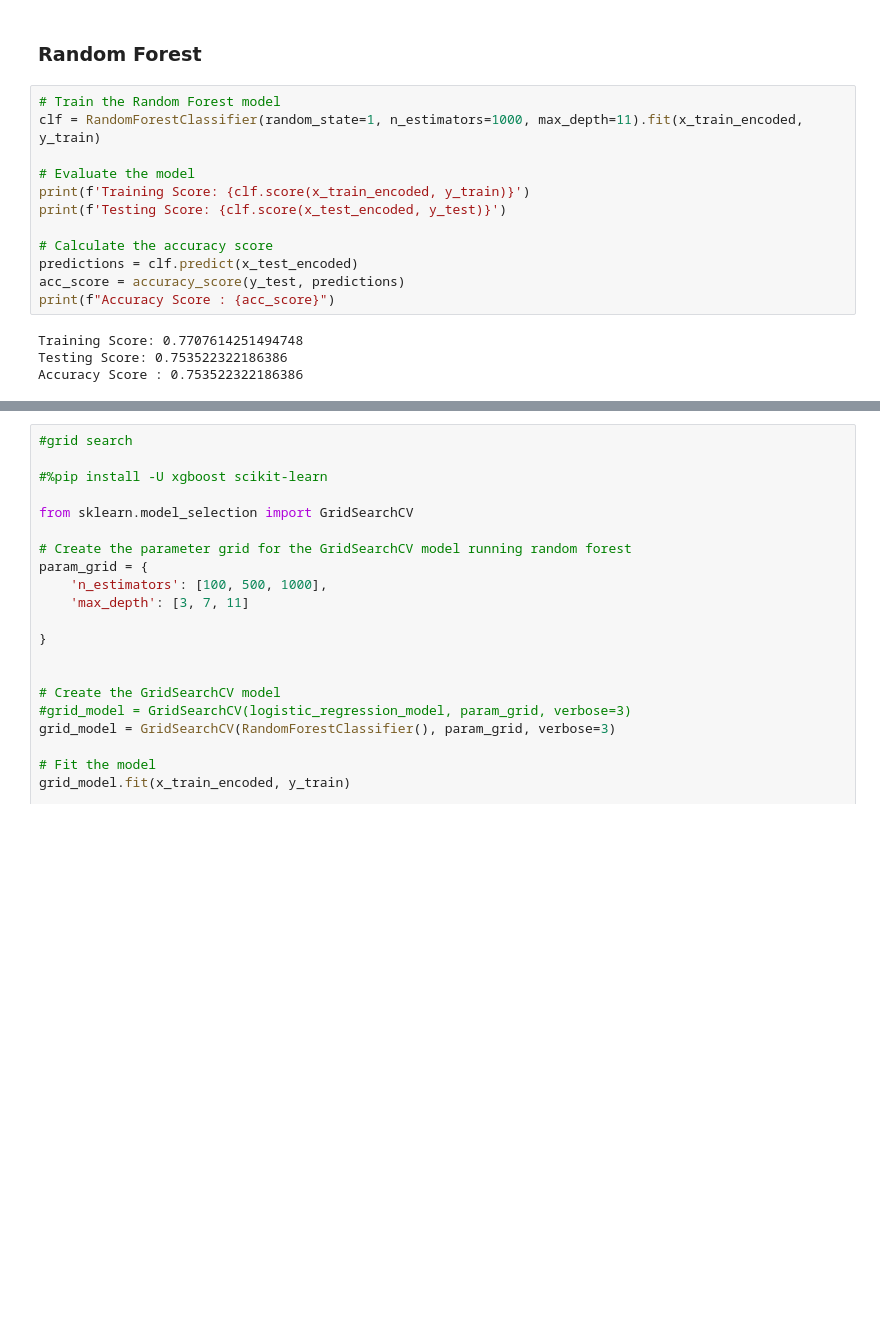
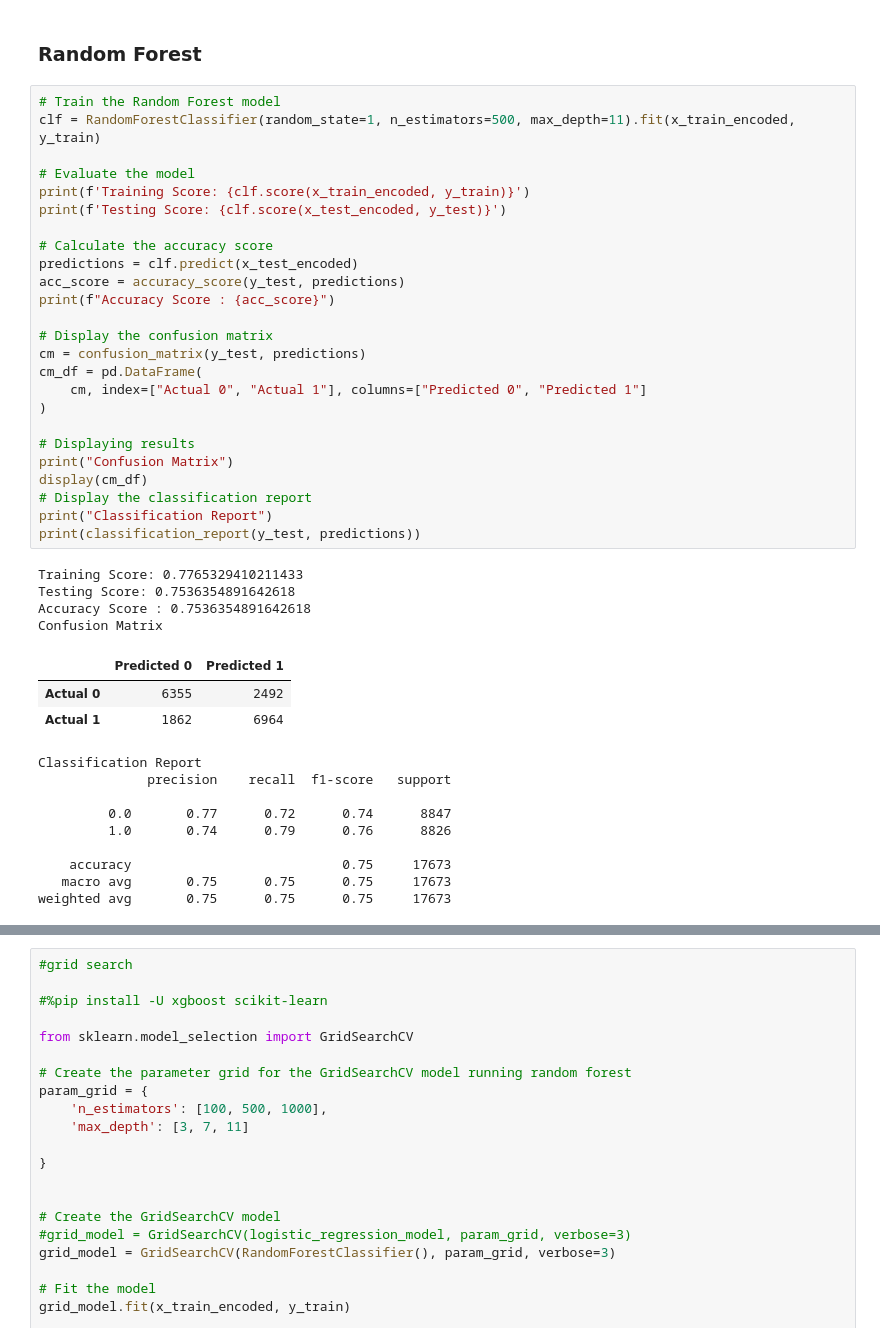
Before and after one commit to yiannisp1822/Project2_Diabetes, a Jupyter notebook: diabetes-prediction-modeling-FINAL.ipynb, the cells around one changed output, grey strips where cells are left out. Cells and saved outputs as stored; diff of their text form; blank space fills up the shorter version.

```diff
--- a/diabetes-prediction-modeling-FINAL.ipynb
+++ b/diabetes-prediction-modeling-FINAL.ipynb
@@ -491,20 +534,46 @@ Accuracy Score : 0.6912239008657274
 ### Random Forest
 # %%
 # Train the Random Forest model
-clf = RandomForestClassifier(random_state=1, n_estimators=1000, max_depth=11).fit(x_train_encoded, y_train)
+clf = RandomForestClassifier(random_state=1, n_estimators=500, max_depth=11).fit(x_train_encoded, y_train)
 
 # Evaluate the model
 print(f'Training Score: {clf.score(x_train_encoded, y_train)}')
 print(f'Testing Score: {clf.score(x_test_encoded, y_test)}')
 
 # Calculate the accuracy score
 predictions = clf.predict(x_test_encoded)
 acc_score = accuracy_score(y_test, predictions)
 print(f"Accuracy Score : {acc_score}")
+
+# Display the confusion matrix
+cm = confusion_matrix(y_test, predictions)
+cm_df = pd.DataFrame(
+    cm, index=["Actual 0", "Actual 1"], columns=["Predicted 0", "Predicted 1"]
+)
+
+# Displaying results
+print("Confusion Matrix")
+display(cm_df)
+# Display the classification report
+print("Classification Report")
+print(classification_report(y_test, predictions))
 # %% [output]
-Training Score: 0.7707614251494748
-Testing Score: 0.753522322186386
-Accuracy Score : 0.753522322186386
+Training Score: 0.7765329410211433
+Testing Score: 0.7536354891642618
+Accuracy Score : 0.7536354891642618
+Confusion Matrix
+|  | Predicted 0 | Predicted 1 |
+| Actual 0 | 6355 | 2492 |
+| Actual 1 | 1862 | 6964 |
+Classification Report
+              precision    recall  f1-score   support
+
+         0.0       0.77      0.72      0.74      8847
+         1.0       0.74      0.79      0.76      8826
+
+    accuracy                           0.75     17673
+   macro avg       0.75      0.75      0.75     17673
+weighted avg       0.75      0.75      0.75     17673
 # %%
 import xgboost as xgb
 from xgboost import XGBClassifier
```
Also changed, not shown: parts of 9 cells of this notebook.
